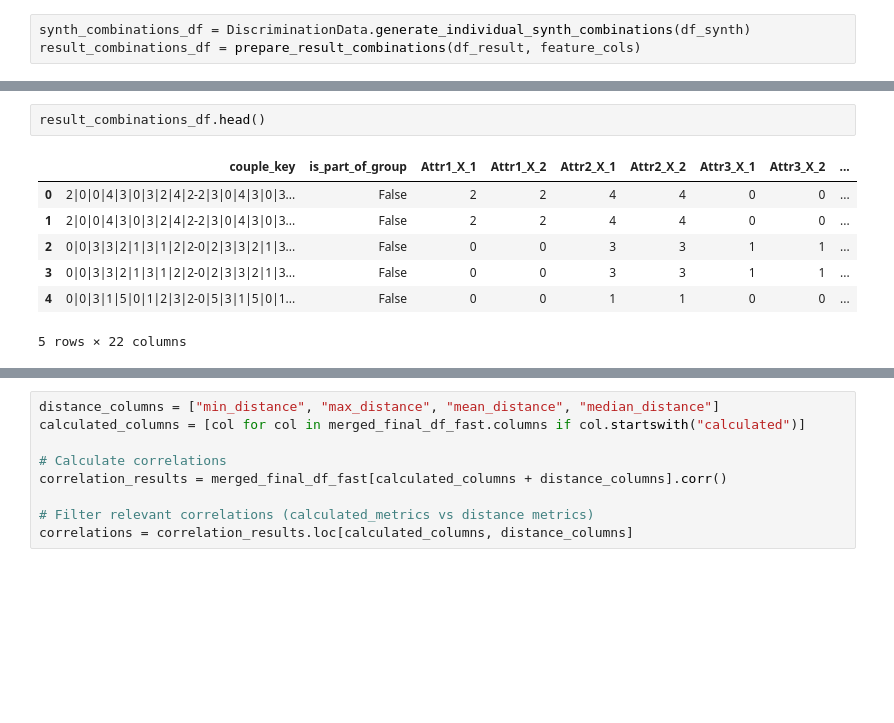
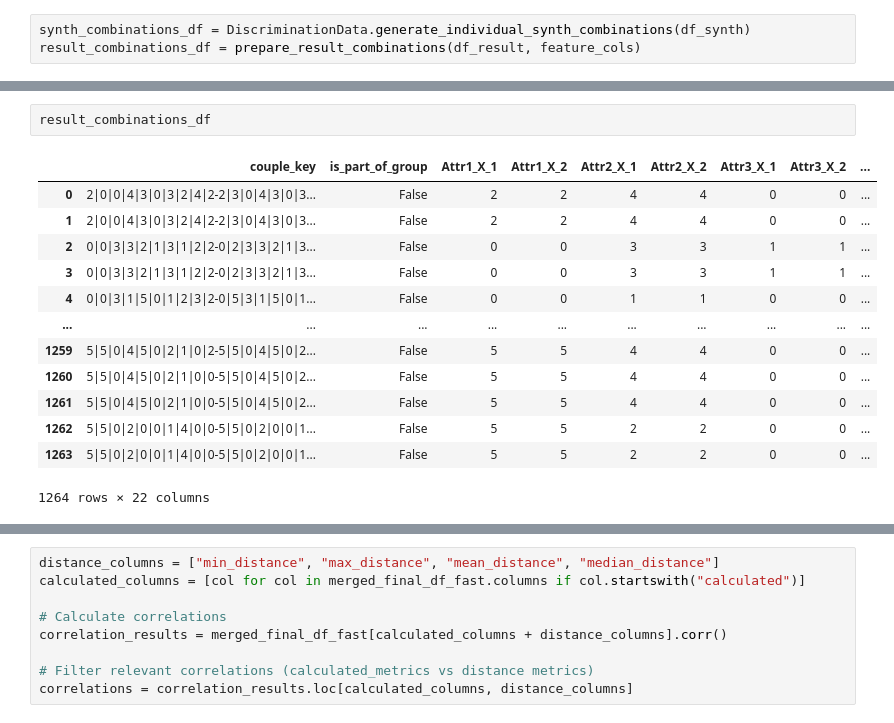
Before and after one commit to Vaunorage/ClearBias, a Jupyter notebook: experiments/analyse_exp4_diff_found.ipynb, the cells around one changed output, grey strips where cells are left out. Drawn from its saved outputs; the diff is of its cells as text; blank space fills up the shorter version.

```diff
--- a/experiments/analyse_exp4_diff_found.ipynb
+++ b/experiments/analyse_exp4_diff_found.ipynb
@@ -134,13 +122,19 @@ synth_combinations_df.head()
 # %%
-result_combinations_df.head()
+result_combinations_df
 # %% [output]
 |  | couple_key | is_part_of_group | Attr1_X_1 | Attr1_X_2 | Attr2_X_1 | Attr2_X_2 | Attr3_X_1 | Attr3_X_2 | ... |
 | 0 | 2|0|0|4|3|0|3|2|4|2-2|3|0|4|3|0|3... | False | 2 | 2 | 4 | 4 | 0 | 0 | ... |
 | 1 | 2|0|0|4|3|0|3|2|4|2-2|3|0|4|3|0|3... | False | 2 | 2 | 4 | 4 | 0 | 0 | ... |
 | 2 | 0|0|3|3|2|1|3|1|2|2-0|2|3|3|2|1|3... | False | 0 | 0 | 3 | 3 | 1 | 1 | ... |
 | 3 | 0|0|3|3|2|1|3|1|2|2-0|2|3|3|2|1|3... | False | 0 | 0 | 3 | 3 | 1 | 1 | ... |
 | 4 | 0|0|3|1|5|0|1|2|3|2-0|5|3|1|5|0|1... | False | 0 | 0 | 1 | 1 | 0 | 0 | ... |
+| ... | ... | ... | ... | ... | ... | ... | ... | ... | ... |
+| 1259 | 5|5|0|4|5|0|2|1|0|2-5|5|0|4|5|0|2... | False | 5 | 5 | 4 | 4 | 0 | 0 | ... |
+| 1260 | 5|5|0|4|5|0|2|1|0|0-5|5|0|4|5|0|2... | False | 5 | 5 | 4 | 4 | 0 | 0 | ... |
+| 1261 | 5|5|0|4|5|0|2|1|0|0-5|5|0|4|5|0|2... | False | 5 | 5 | 4 | 4 | 0 | 0 | ... |
+| 1262 | 5|5|0|2|0|0|1|4|0|0-5|5|0|2|0|0|1... | False | 5 | 5 | 2 | 2 | 0 | 0 | ... |
+| 1263 | 5|5|0|2|0|0|1|4|0|0-5|5|0|2|0|0|1... | False | 5 | 5 | 2 | 2 | 0 | 0 | ... |
-5 rows × 22 columns
+1264 rows × 22 columns
 # %%
 import pandas as pd
 import numpy as np
```
Also changed, not shown: parts of 10 cells of this notebook, 7 other files.
